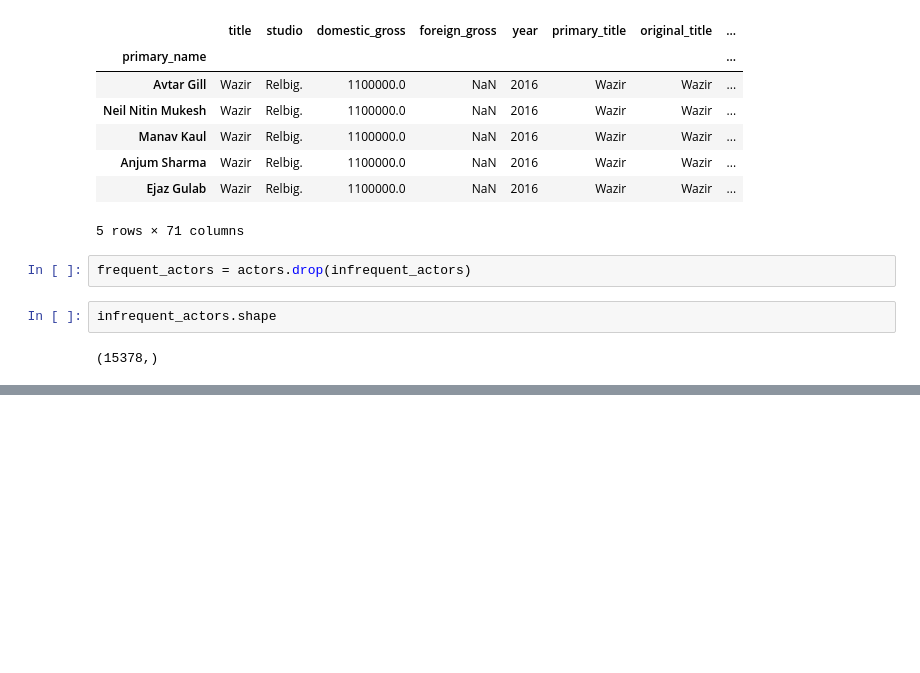
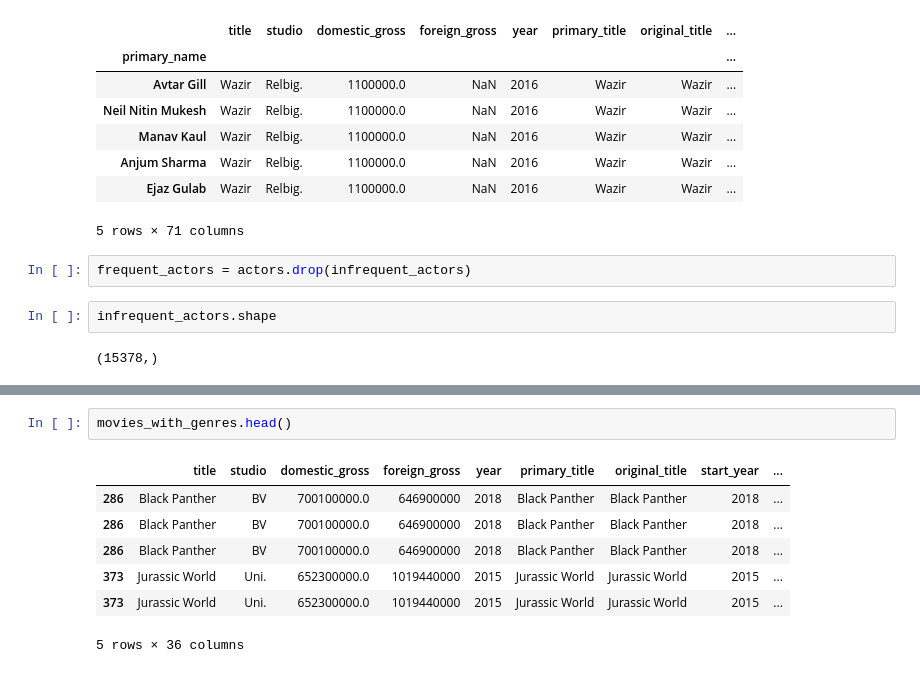
Before and after one commit to aschams/FlatironProject1, a Jupyter notebook: ASchams_notebook.ipynb, the cells around one changed output, grey strips where cells are left out. Drawn from its saved outputs; the diff is of its cells as text; blank space fills up the shorter version.

```diff
--- a/ASchams_notebook.ipynb
+++ b/ASchams_notebook.ipynb
@@ -449,0 +472,10 @@ Name: averagerating, Length: 473, dtype: float64
+# %%
+movies_with_genres.head()
+# %% [output]
+|  | title | studio | domestic_gross | foreign_gross | year | primary_title | original_title | start_year | ... |
+| 286 | Black Panther | BV | 700100000.0 | 646900000 | 2018 | Black Panther | Black Panther | 2018 | ... |
+| 286 | Black Panther | BV | 700100000.0 | 646900000 | 2018 | Black Panther | Black Panther | 2018 | ... |
+| 286 | Black Panther | BV | 700100000.0 | 646900000 | 2018 | Black Panther | Black Panther | 2018 | ... |
+| 373 | Jurassic World | Uni. | 652300000.0 | 1019440000 | 2015 | Jurassic World | Jurassic World | 2015 | ... |
+| 373 | Jurassic World | Uni. | 652300000.0 | 1019440000 | 2015 | Jurassic World | Jurassic World | 2015 | ... |
+5 rows × 36 columns
```
Also changed, not shown: parts of 6 cells of this notebook.
